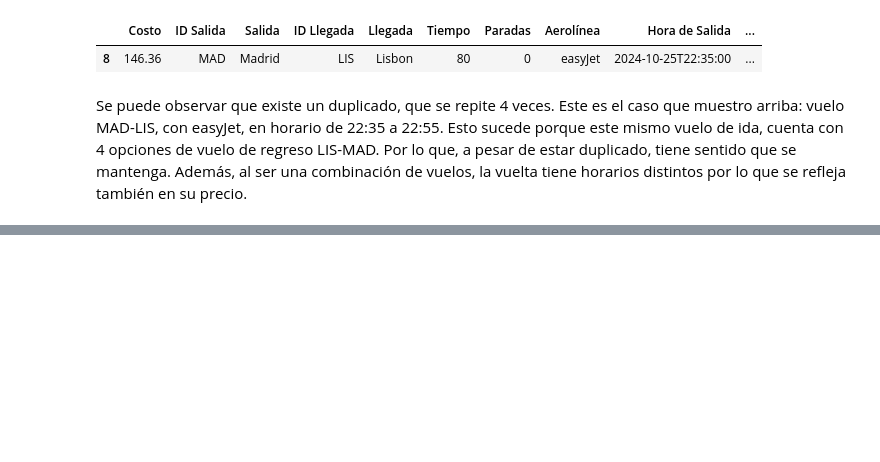
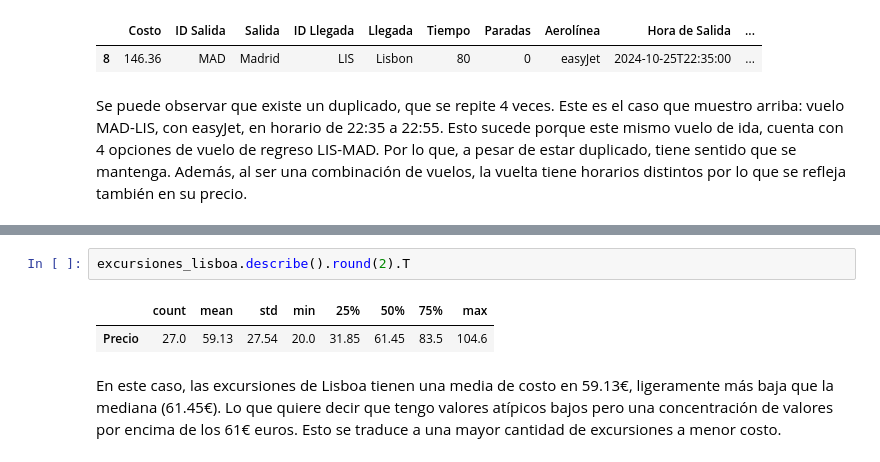
Before and after one commit to ngcarvajall/Entrega-Proyecto-ProyectoExplorandoViajes---Nelson-, a Jupyter notebook: EDA/Exploracion.ipynb, the cells around one changed output, grey strips where cells are left out. Saved outputs shown, nothing was run; the diff lists cells and outputs as text; blank space fills up the shorter version.

```diff
--- a/EDA/Exploracion.ipynb
+++ b/EDA/Exploracion.ipynb
@@ -311,0 +402,7 @@ Se puede observar que existe un duplicado, que se repite 4 veces. Este es el cas
+# %%
+excursiones_lisboa.describe().round(2).T
+# %% [output]
+|  | count | mean | std | min | 25% | 50% | 75% | max |
+| Precio | 27.0 | 59.13 | 27.54 | 20.0 | 31.85 | 61.45 | 83.5 | 104.6 |
+# %% [markdown]
+En este caso, las excursiones de Lisboa tienen una media de costo en 59.13€, ligeramente más baja que la mediana (61.45€). Lo que quiere decir que tengo valores atípicos bajos pero una concentración de valores por encima de los 61€ euros. Esto se traduce a una mayor cantidad de excursiones a menor costo.
```
Also changed, not shown: parts of 16 cells of this notebook, 1 other file.
